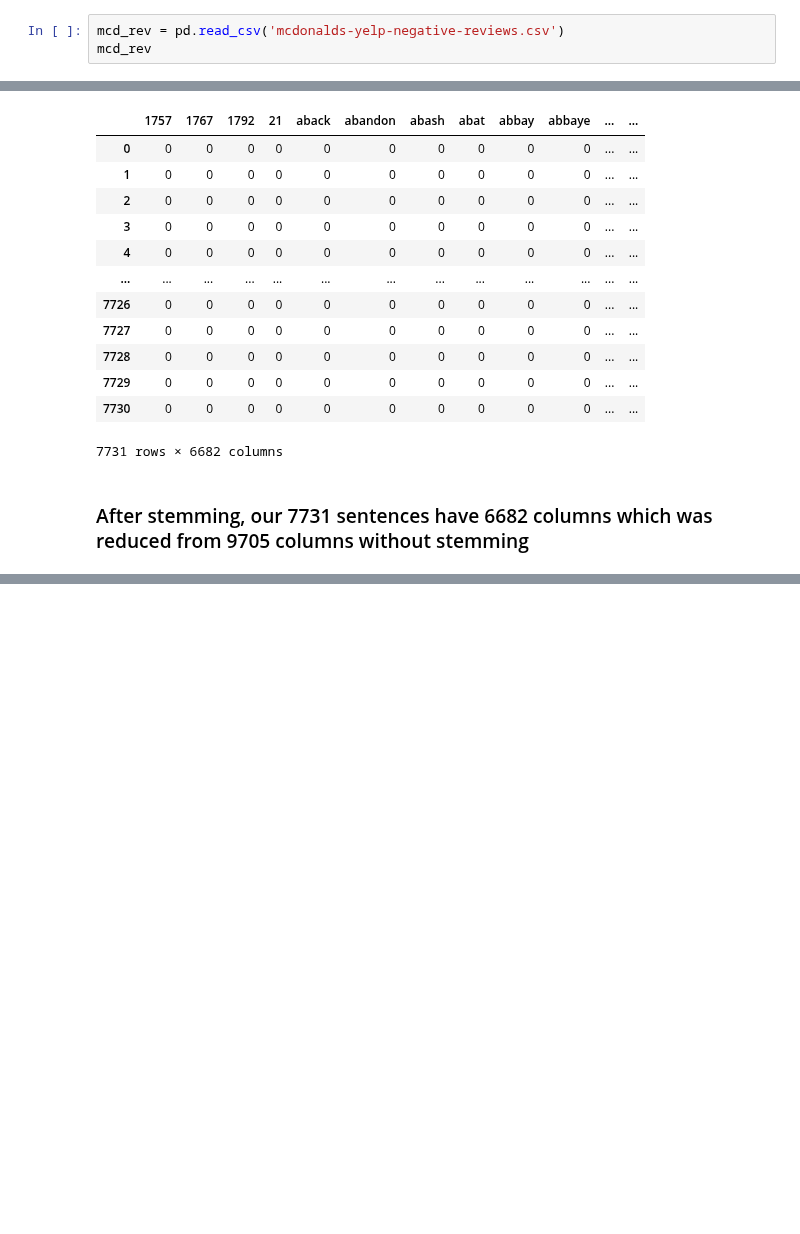
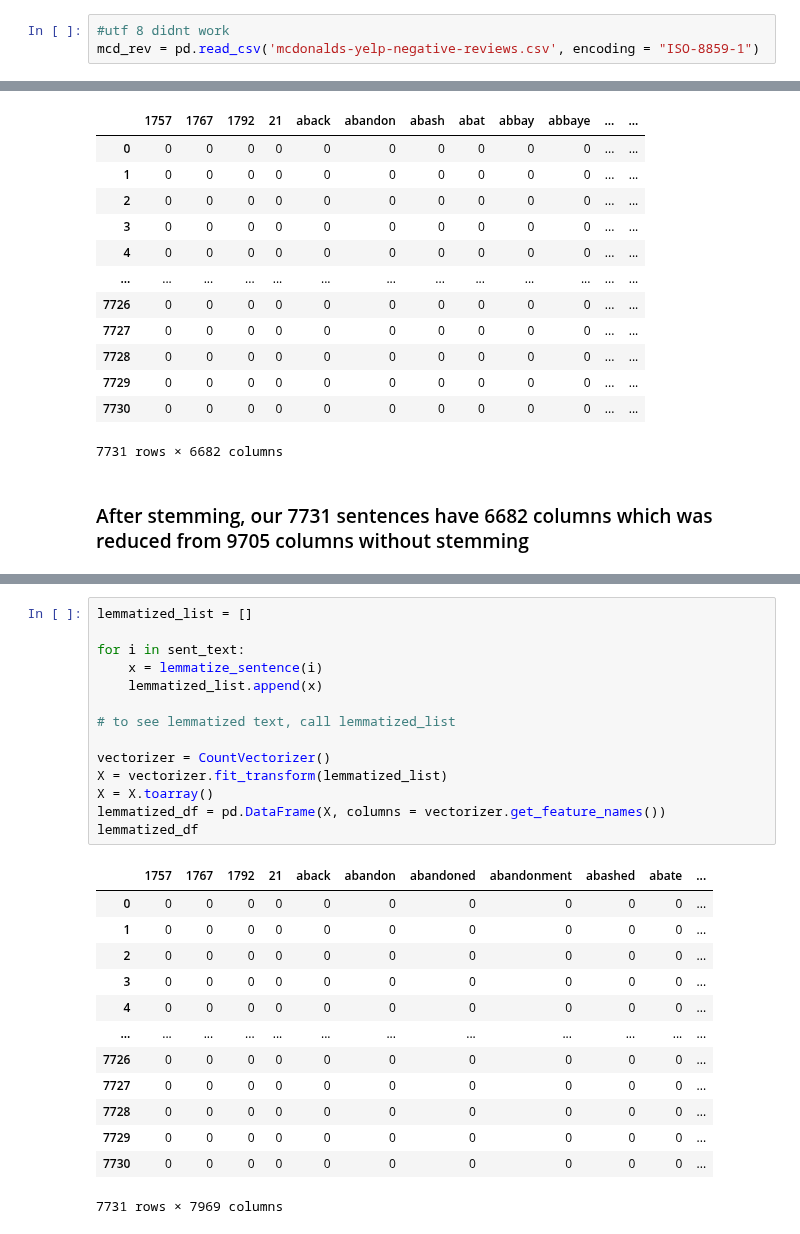
Before and after one commit to AnthonyFarHatskell/dso-560-nlp-text-analytics, a Jupyter notebook: week2/Farhat_Anthony_HW2.ipynb, the cells around one changed output, grey strips where cells are left out. Drawn from its saved outputs; the diff is of its cells as text; blank space fills up the shorter version.

```diff
--- a/week2/Farhat_Anthony_HW2.ipynb
+++ b/week2/Farhat_Anthony_HW2.ipynb
@@ -23,5 +23,5 @@ Next, **count-vectorize the dataset**. Use the **`sklearn.feature_extraction.tex
 
 I do not want redundant features - for instance, I do not want `hamburgers` and `hamburger` to be two distinct columns in your document-term matrix. Therefore, I'll be taking a look to make sure you've properly performed your cleaning, stopword removal, etc. to reduce the number of dimensions in your dataset.
 # %%
-mcd_rev = pd.read_csv('mcdonalds-yelp-negative-reviews.csv')
-mcd_rev
+#utf 8 didnt work
+mcd_rev = pd.read_csv('mcdonalds-yelp-negative-reviews.csv', encoding = "ISO-8859-1")
@@ -114 +260,29 @@ stemmed_df
+# %%
+lemmatized_list = []
+
+for i in sent_text:
+    x = lemmatize_sentence(i)
+    lemmatized_list.append(x)
+
+# to see lemmatized text, call lemmatized_list
+
+vectorizer = CountVectorizer()
+X = vectorizer.fit_transform(lemmatized_list)
+X = X.toarray()
+lemmatized_df = pd.DataFrame(X, columns = vectorizer.get_feature_names())
+lemmatized_df
+# %% [output]
+|  | 1757 | 1767 | 1792 | 21 | aback | abandon | abandoned | abandonment | abashed | abate | ... |
+| 0 | 0 | 0 | 0 | 0 | 0 | 0 | 0 | 0 | 0 | 0 | ... |
+| 1 | 0 | 0 | 0 | 0 | 0 | 0 | 0 | 0 | 0 | 0 | ... |
+| 2 | 0 | 0 | 0 | 0 | 0 | 0 | 0 | 0 | 0 | 0 | ... |
+| 3 | 0 | 0 | 0 | 0 | 0 | 0 | 0 | 0 | 0 | 0 | ... |
+| 4 | 0 | 0 | 0 | 0 | 0 | 0 | 0 | 0 | 0 | 0 | ... |
+| ... | ... | ... | ... | ... | ... | ... | ... | ... | ... | ... | ... |
+| 7726 | 0 | 0 | 0 | 0 | 0 | 0 | 0 | 0 | 0 | 0 | ... |
+| 7727 | 0 | 0 | 0 | 0 | 0 | 0 | 0 | 0 | 0 | 0 | ... |
+| 7728 | 0 | 0 | 0 | 0 | 0 | 0 | 0 | 0 | 0 | 0 | ... |
+| 7729 | 0 | 0 | 0 | 0 | 0 | 0 | 0 | 0 | 0 | 0 | ... |
+| 7730 | 0 | 0 | 0 | 0 | 0 | 0 | 0 | 0 | 0 | 0 | ... |
+7731 rows × 7969 columns
 # %%
```
Also changed, not shown: parts of 16 cells of this notebook.
